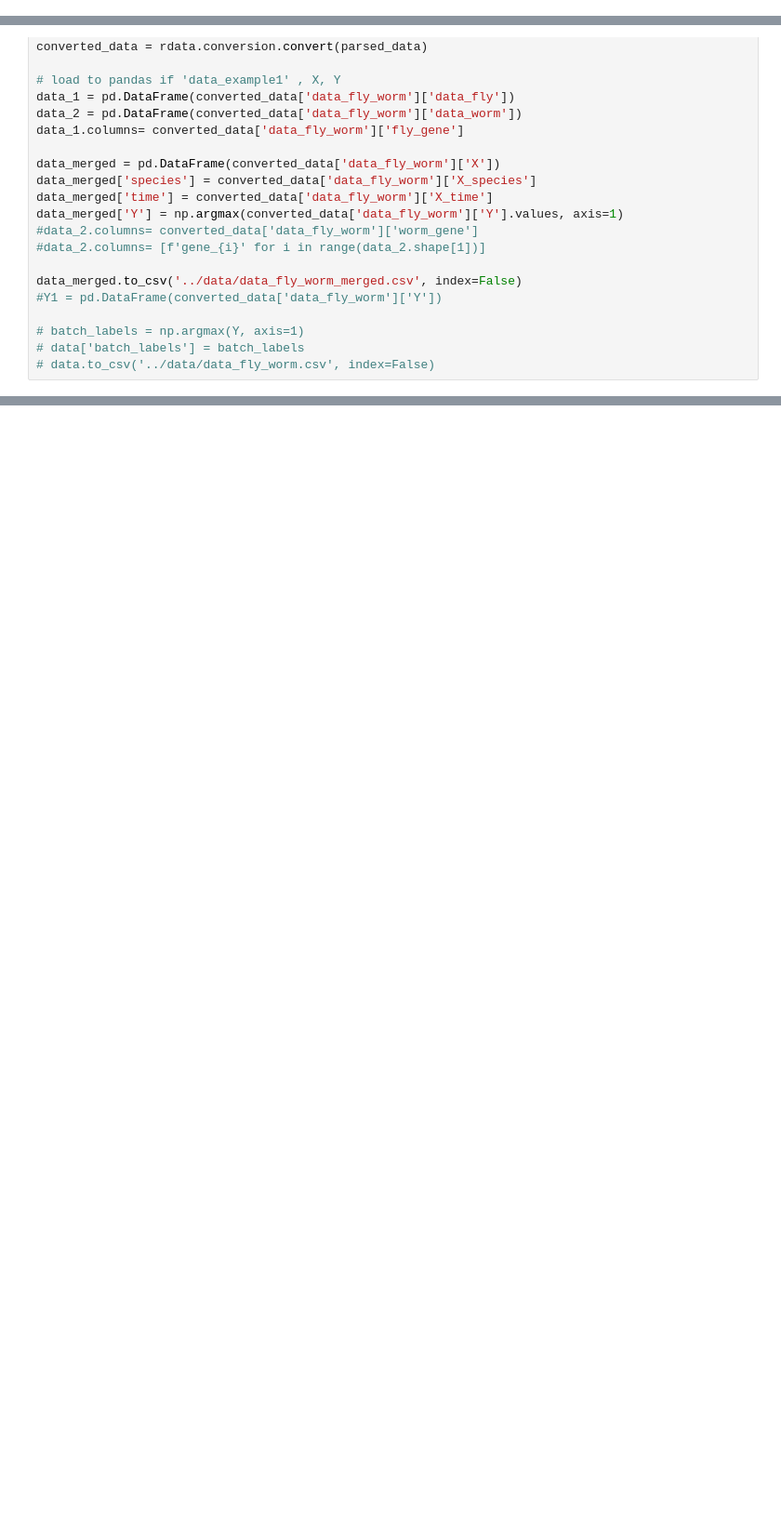
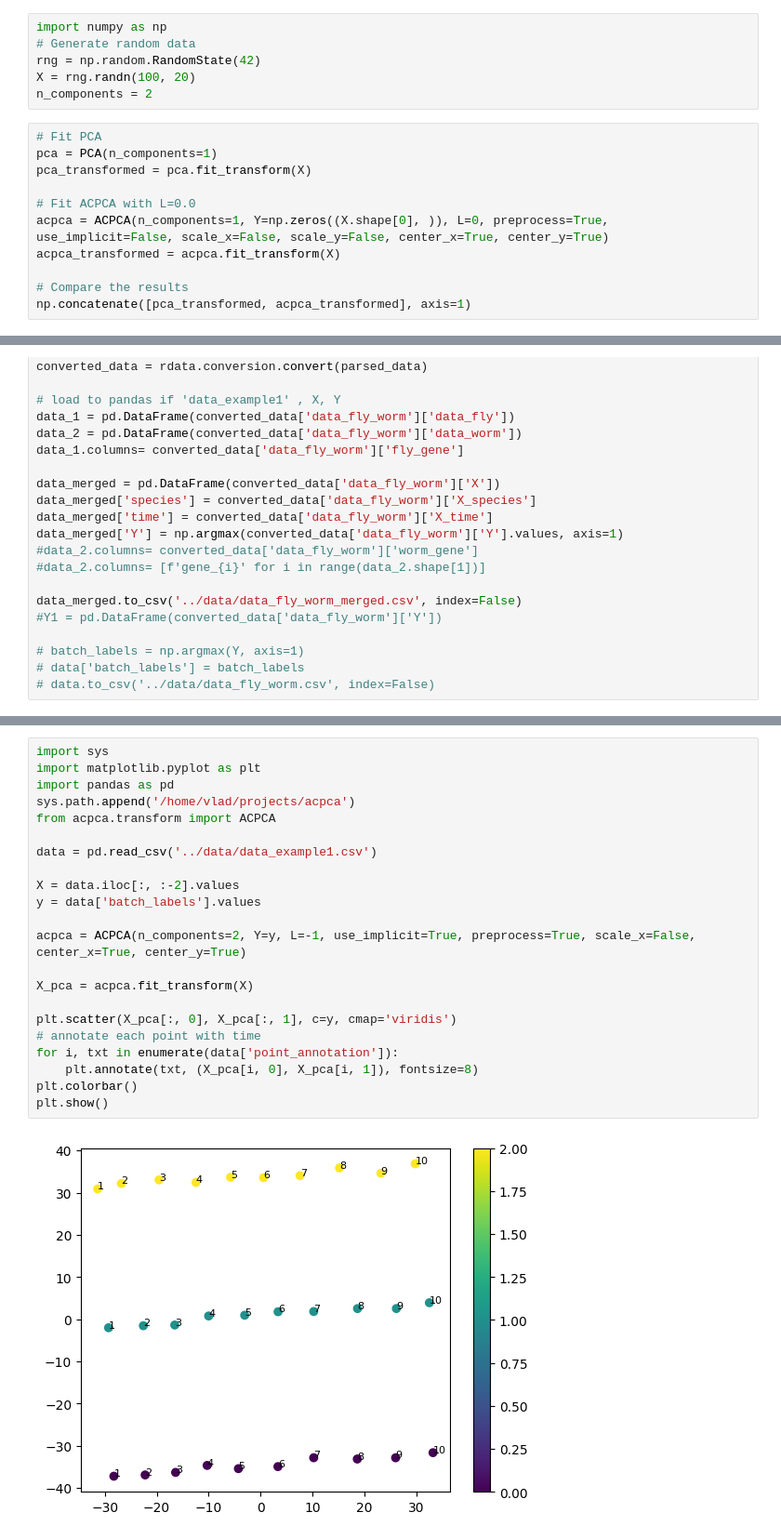
Before and after one commit to vgainullin/acpca, a Jupyter notebook: notebook/notebook.ipynb, the cells around one changed output, grey strips where cells are left out. Shown at 93% size. Saved outputs shown, nothing was run; the diff lists cells and outputs as text; blank space fills up the shorter version.

```diff
--- a/notebook/notebook.ipynb
+++ b/notebook/notebook.ipynb
@@ -0,0 +1,17 @@
+# %%
+import numpy as np
+# Generate random data
+rng = np.random.RandomState(42)
+X = rng.randn(100, 20)
+n_components = 2
+# %%
+# Fit PCA
+pca = PCA(n_components=1)
+pca_transformed = pca.fit_transform(X)
+
+# Fit ACPCA with L=0.0
+acpca = ACPCA(n_components=1, Y=np.zeros((X.shape[0], )), L=0, preprocess=True, use_implicit=False, scale_x=False, scale_y=False, center_x=True, center_y=True)
+acpca_transformed = acpca.fit_transform(X)
+
+# Compare the results
+np.concatenate([pca_transformed, acpca_transformed], axis=1)
@@ -93,6 +119,30 @@ plt.colorbar()
 plt.show()
 # %% [output]
 [figure]
+# %%
+import sys
+import matplotlib.pyplot as plt
+import pandas as pd
+sys.path.append('/home/vlad/projects/acpca')
+from acpca.transform import ACPCA
+
+data = pd.read_csv('../data/data_example1.csv')
+
+X = data.iloc[:, :-2].values
+y = data['batch_labels'].values
+
+acpca = ACPCA(n_components=2, Y=y, L=-1, use_implicit=True, preprocess=True, scale_x=False, center_x=True, center_y=True)
+
+X_pca = acpca.fit_transform(X)
+
+plt.scatter(X_pca[:, 0], X_pca[:, 1], c=y, cmap='viridis')
+# annotate each point with time
+for i, txt in enumerate(data['point_annotation']):
+    plt.annotate(txt, (X_pca[i, 0], X_pca[i, 1]), fontsize=8)
+plt.colorbar()
+plt.show()
+# %% [output]
+[figure, added]
 # %%
 import sys
 import matplotlib.pyplot as plt
```
Also changed, not shown: parts of 30 cells of this notebook, 6 other files.
